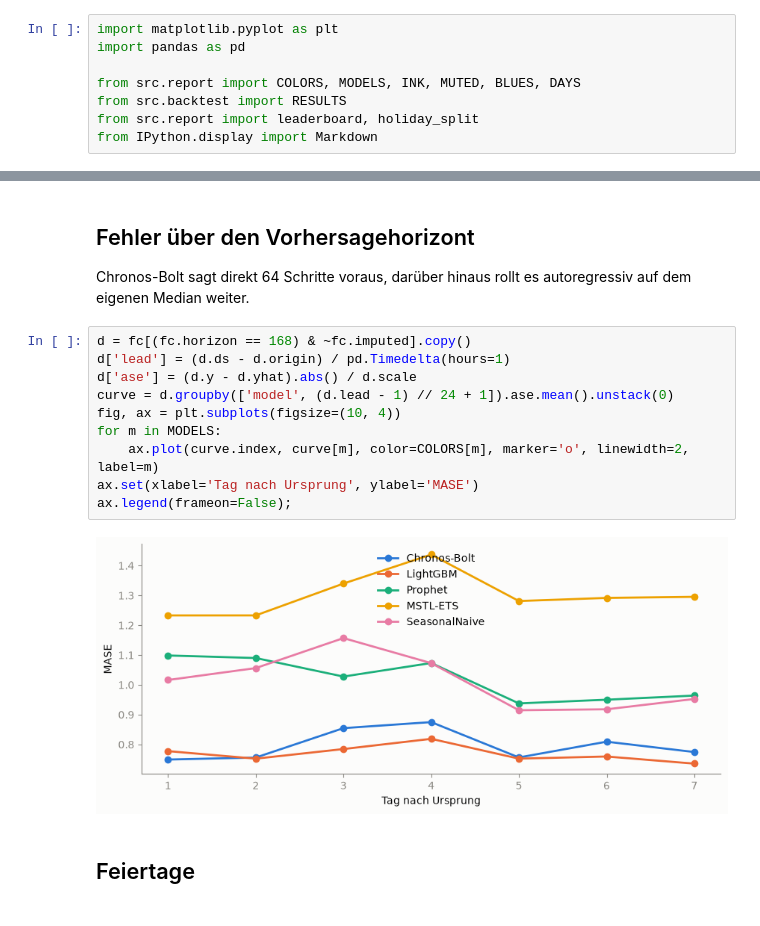
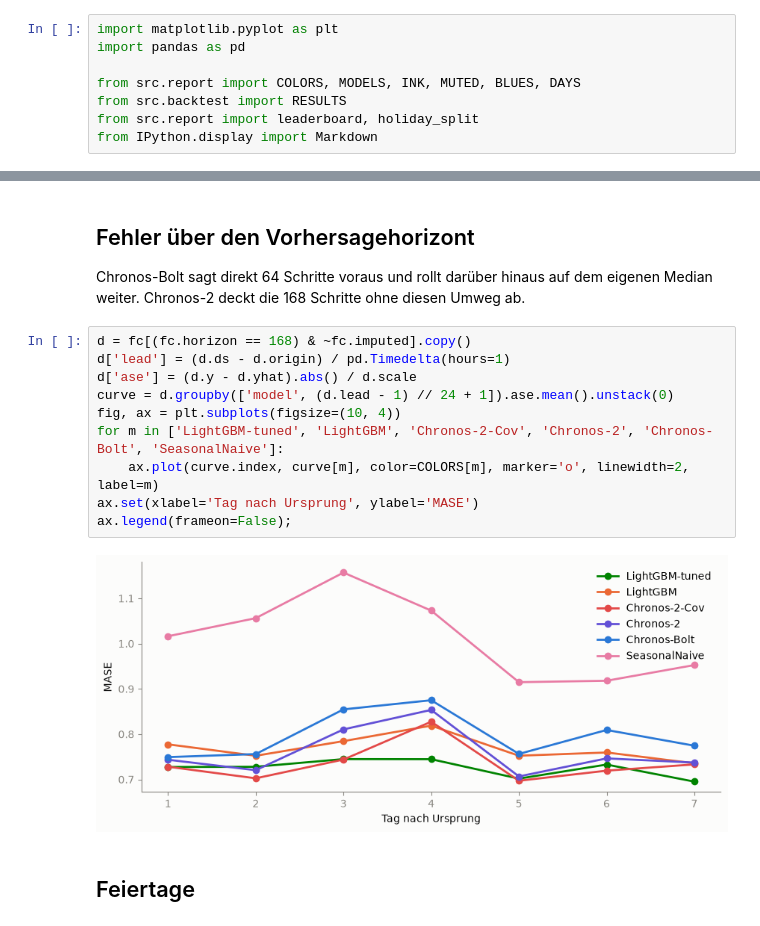
Before and after one commit to patrickresearch/pedestrian_traffic_forecast, a Jupyter notebook: notebooks/03_foundation.ipynb, the cells around one changed output, grey strips where cells are left out. Saved outputs shown, nothing was run; the diff lists cells and outputs as text.

```diff
--- a/notebooks/03_foundation.ipynb
+++ b/notebooks/03_foundation.ipynb
@@ -27,19 +34,19 @@ Markdown(leaderboard(metrics))
 # %% [markdown]
 ## Fehler über den Vorhersagehorizont
 
-Chronos-Bolt sagt direkt 64 Schritte voraus, darüber hinaus rollt es autoregressiv auf dem eigenen Median weiter.
+Chronos-Bolt sagt direkt 64 Schritte voraus und rollt darüber hinaus auf dem eigenen Median weiter. Chronos-2 deckt die 168 Schritte ohne diesen Umweg ab.
 # %%
 d = fc[(fc.horizon == 168) & ~fc.imputed].copy()
 d['lead'] = (d.ds - d.origin) / pd.Timedelta(hours=1)
 d['ase'] = (d.y - d.yhat).abs() / d.scale
 curve = d.groupby(['model', (d.lead - 1) // 24 + 1]).ase.mean().unstack(0)
 fig, ax = plt.subplots(figsize=(10, 4))
-for m in MODELS:
+for m in ['LightGBM-tuned', 'LightGBM', 'Chronos-2-Cov', 'Chronos-2', 'Chronos-Bolt', 'SeasonalNaive']:
     ax.plot(curve.index, curve[m], color=COLORS[m], marker='o', linewidth=2, label=m)
 ax.set(xlabel='Tag nach Ursprung', ylabel='MASE')
 ax.legend(frameon=False);
 # %% [output]
-[figure, old version]
+[figure, new version]
 # %% [markdown]
 ## Feiertage
 # %%
```
Also changed, not shown: parts of 6 cells of this notebook, 19 other files.
